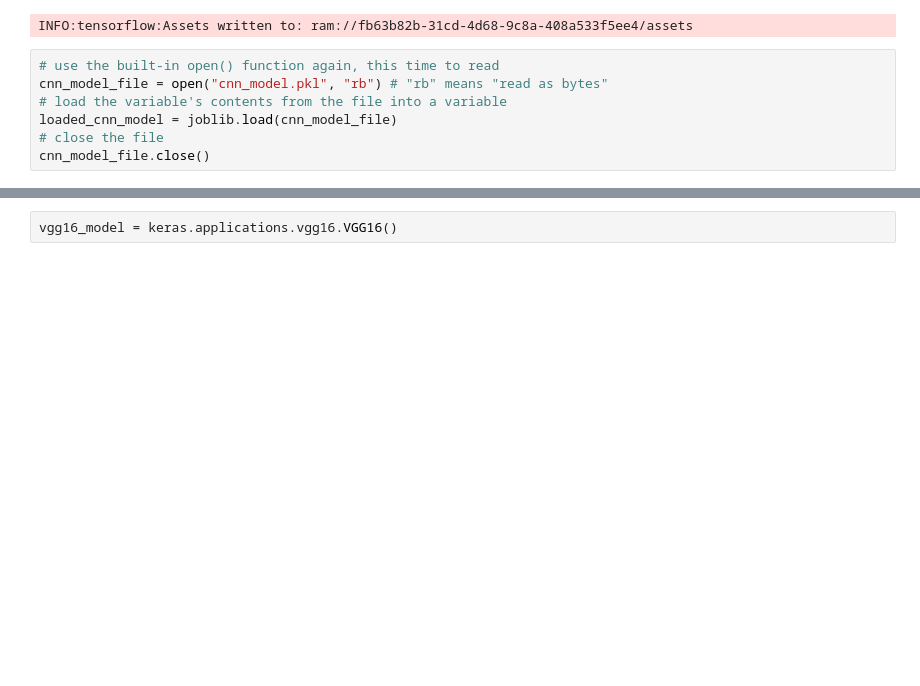
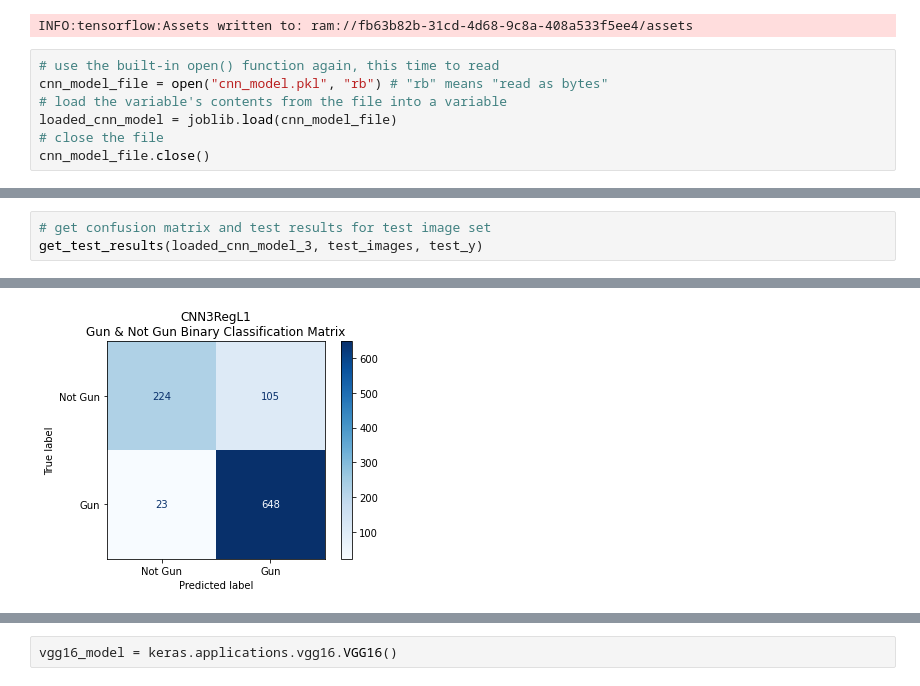
Before and after one commit to eric8395/Gun-Image-Classification, a Jupyter notebook: EA Folder/EA Image Classification - Binary.ipynb, the cells around one changed output, grey strips where cells are left out. Drawn from its saved outputs; the diff is of its cells as text; blank space fills up the shorter version.

```diff
--- a/EA Folder/EA Image Classification - Binary.ipynb
+++ b/EA Folder/EA Image Classification - Binary.ipynb
@@ -720,0 +935,4 @@ get_test_results(loaded_cnn_model, test_images, test_y)
+# %%
+# get confusion matrix and test results for test image set
+get_test_results(loaded_cnn_model_3, test_images, test_y)
+# %% [output]
@@ -720,0 +942 @@ get_test_results(loaded_cnn_model, test_images, test_y)
+[figure, added]
```
Also changed, not shown: parts of 75 cells of this notebook, 11 other files.
